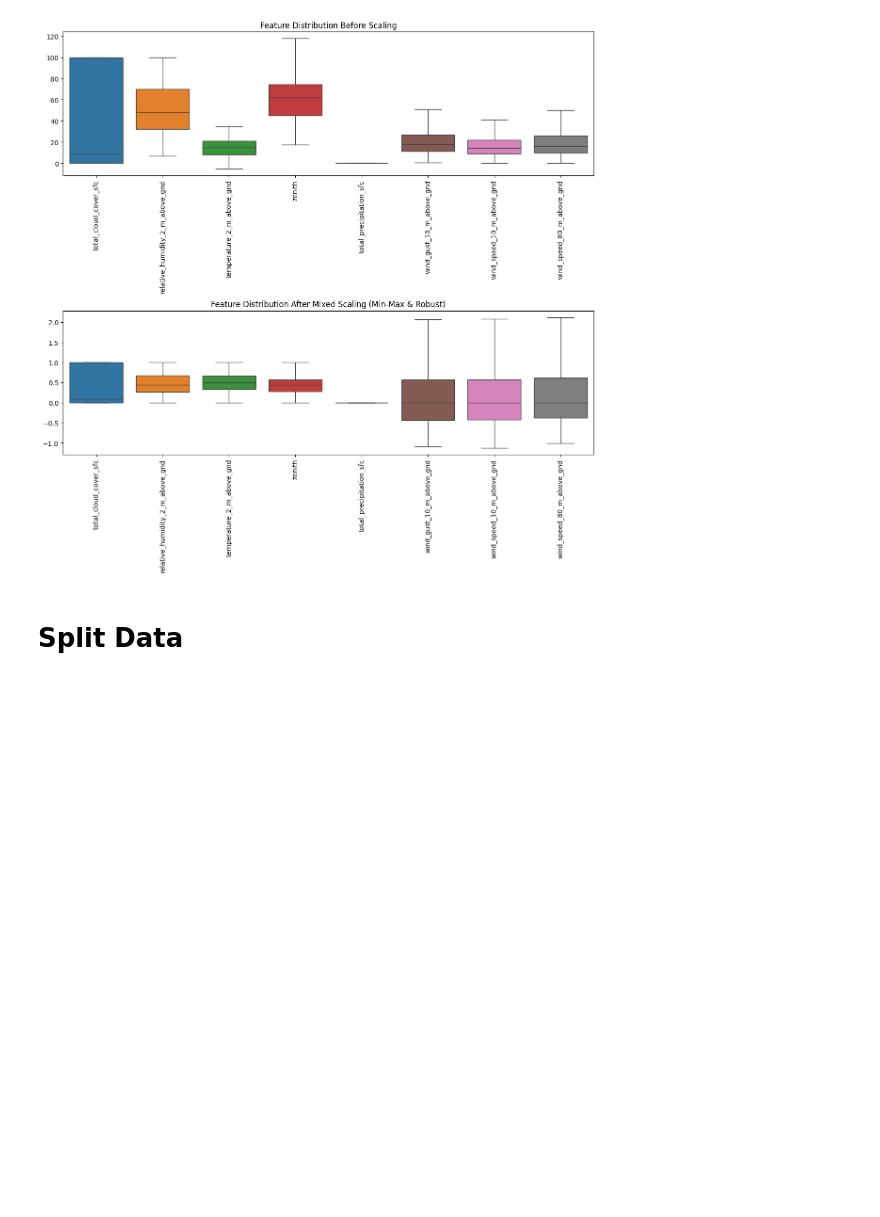
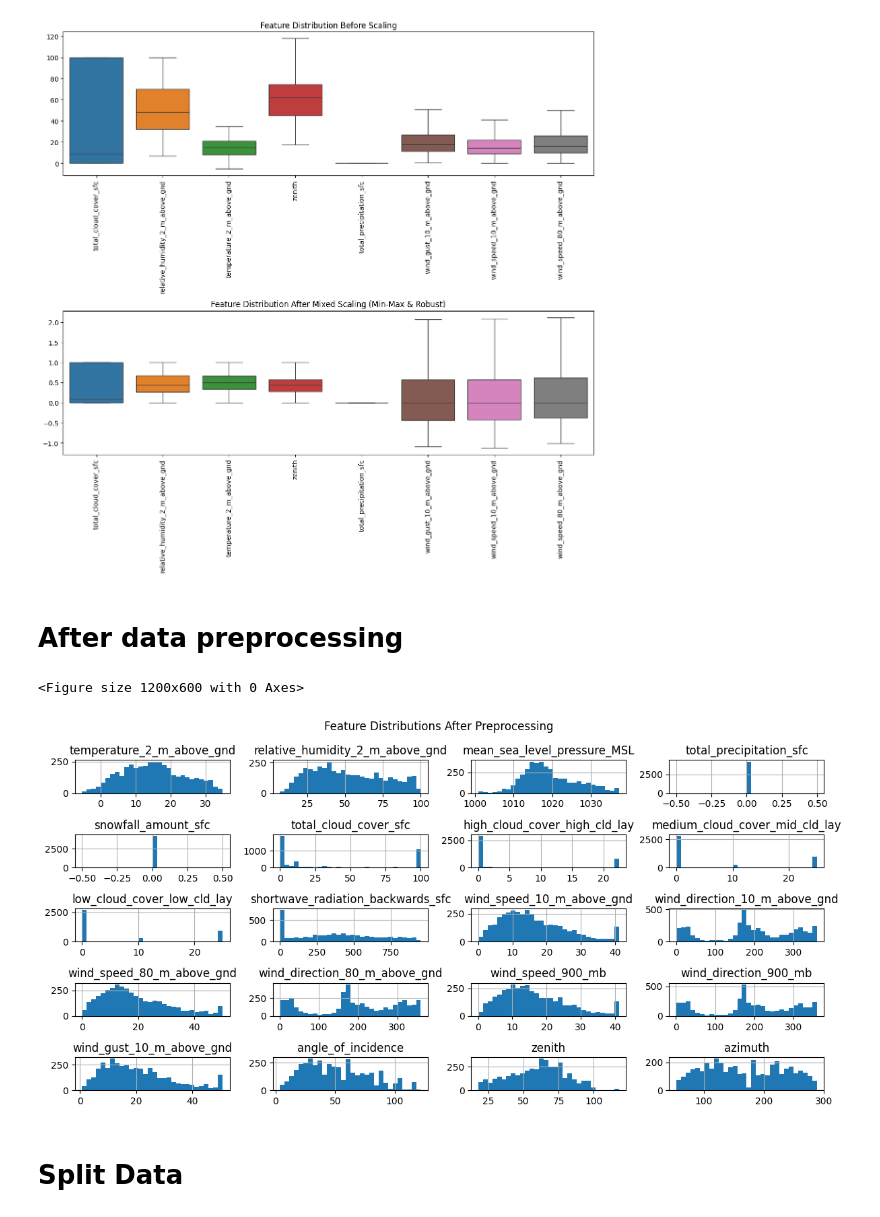
Before and after one commit to Meenu-Lakshmi/SolarPower-Predictor, a Jupyter notebook: Copy_of_Untitled5.ipynb, the cells around one changed output. Cells and saved outputs as stored; diff of their text form; code cells hidden in the pictures; blank space fills up the shorter version.

```diff
--- a/Copy_of_Untitled5.ipynb
+++ b/Copy_of_Untitled5.ipynb
@@ -257,6 +255,21 @@ plt.tight_layout()
 plt.show()
 # %% [output]
 [figure]
+# %% [markdown]
+# After data preprocessing
+# %%
+import matplotlib.pyplot as plt
+import seaborn as sns
+
+# Create a figure for the histograms after preprocessing
+plt.figure(figsize=(12, 6))
+df_cleaned.drop(columns=["generated_power_kw"]).hist(bins=30, figsize=(12, 6))
+plt.suptitle("Feature Distributions After Preprocessing")
+plt.tight_layout()
+plt.show()
+# %% [output]
+<Figure size 1200x600 with 0 Axes>
+[figure, added]
 # %% [markdown]
 #  Split Data
 # %%
```
Also changed, not shown: parts of 4 cells of this notebook.
